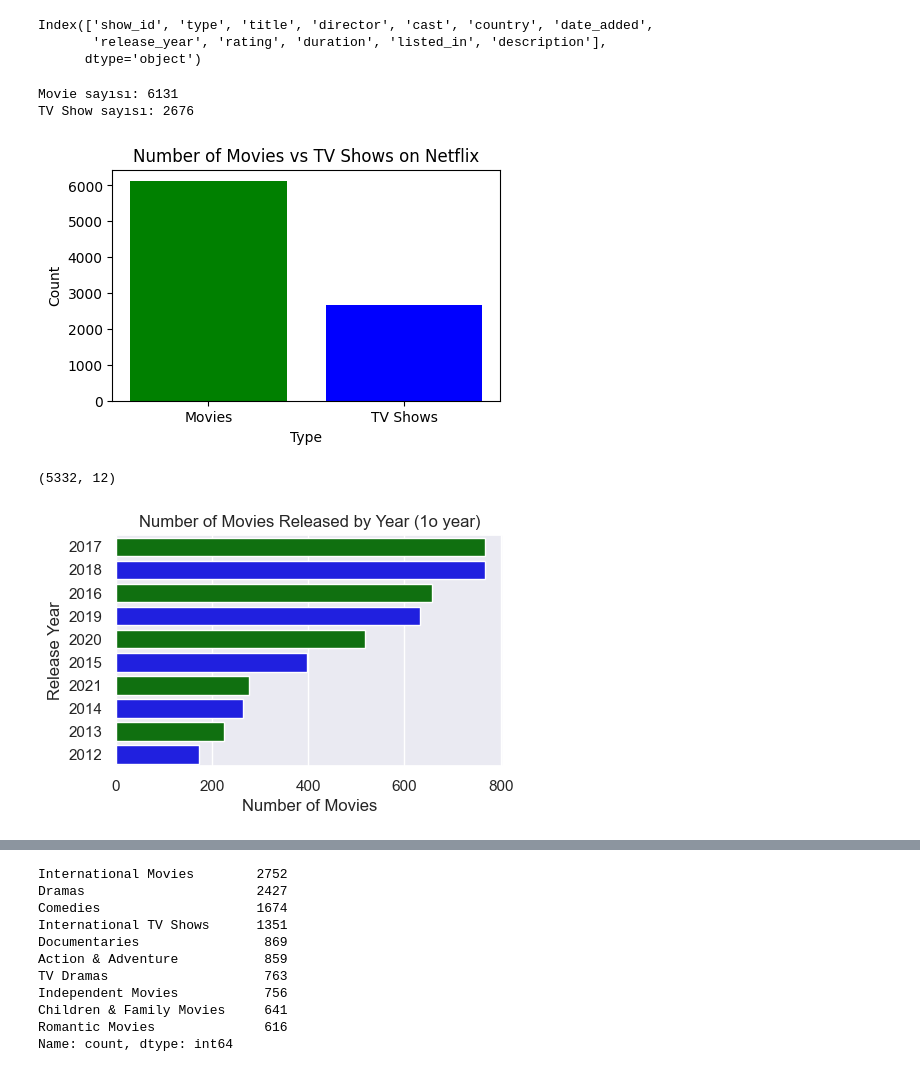
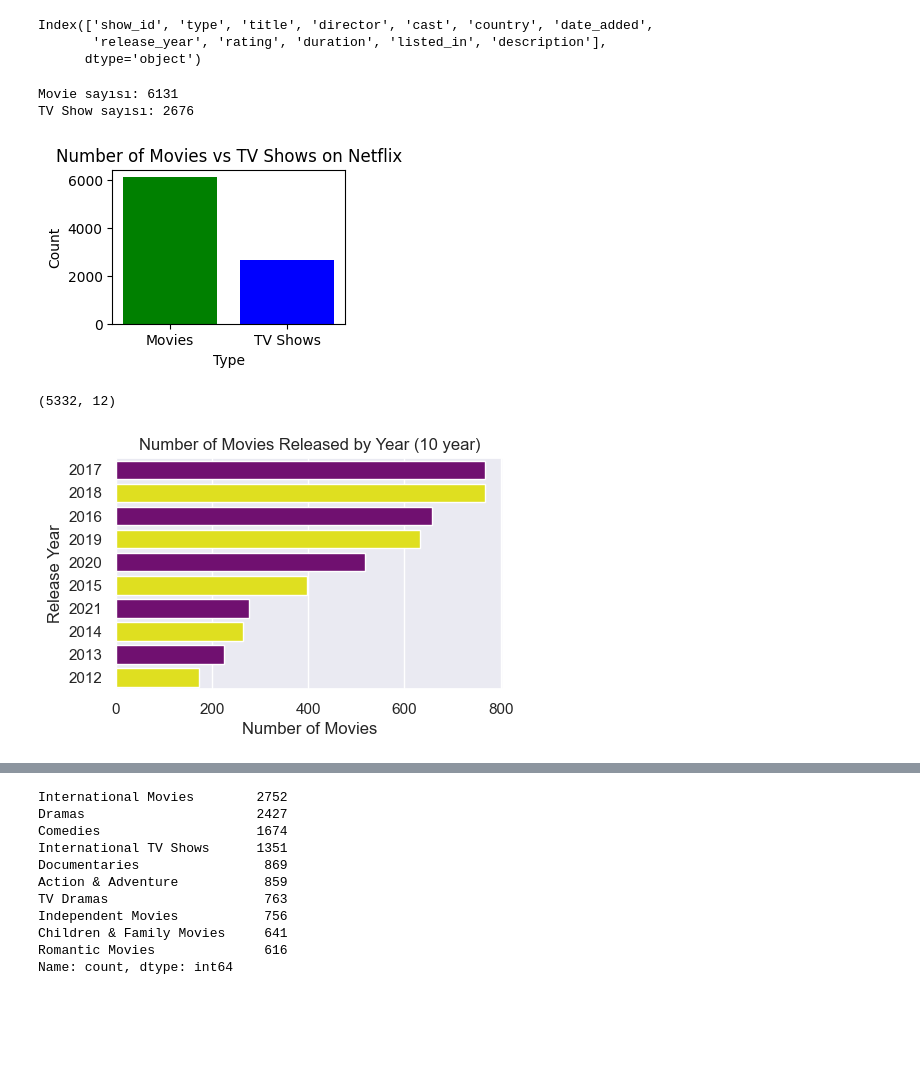
Before and after one commit to bdinlenc/YetGenCoreProje, a Jupyter notebook: proje.ipynb, the cells around one changed output, grey strips where cells are left out. Cells and saved outputs as stored; diff of their text form; code cells hidden in the pictures; blank space fills up the shorter version.

```diff
--- a/proje.ipynb
+++ b/proje.ipynb
@@ -20,7 +14,7 @@ df.dropna(inplace=True)
-# %%
-df.columns #satırlarda ne var
-# %% [output]
-Index(['show_id', 'type', 'title', 'director', 'cast', 'country', 'date_added',
-       'release_year', 'rating', 'duration', 'listed_in', 'description'],
-      dtype='object')
+# %%
+df.columns #veri setinde sütunda bulunan başlıkların çıktısı alındı
+# %% [output]
+Index(['show_id', 'type', 'title', 'director', 'cast', 'country', 'date_added',
+       'release_year', 'rating', 'duration', 'listed_in', 'description'],
+      dtype='object')
 # %%
@@ -39,46 +36,55 @@ for key, item in grouped:
 Movie sayısı: 6131
 TV Show sayısı: 2676
 # %%
+#Netflix'de bulunan film ve dizilerin sayısının görselleştirilmesi amaçlanmıştır.
+
 import pandas as pd
 import matplotlib.pyplot as plt
 
-df = pd.read_csv('netflix_titles.csv')
-df_movies = df[df['type'] == 'Movie']
+df = pd.read_csv('netflix_titles.csv') #dosyanın okunması ve df isimli DataFrame nesnesi oluşturulması.
+
+df_movies = df[df['type'] == 'Movie'] #film ve dizi olarak iki tane dataframe nesnesi oluşturulur.
 df_tv = df[df['type'] == 'TV Show']
 
-count_movies = df_movies['type'].count()
-count_tv = df_tv['type'].count()
+count_movies = df_movies['type'].count() #her iki sütunun da type sütununun sayısı hesaplanır.
+count_tv = df_tv['type'].count() #counttv ve countmovie değişkenine atanır.
 
-labels = ['Movies', 'TV Shows']
-counts = [count_movies, count_tv]
+labels = ['Movies', 'TV Shows'] #x ekseni
+counts = [count_movies, count_tv] #y ekseni
 
-plt.figure(figsize=(5, 3))
+plt.figure(figsize=(3, 2)) #3 birim yükseklik 2 birim genişlik belirlenmiştir.
 plt.bar(labels, counts, color=['green', 'blue'])
 plt.title('Number of Movies vs TV Shows on Netflix')
 plt.xlabel('Type')
 plt.ylabel('Count')
-plt.show()
+plt.show() #bu fonksiyon grafiği gösterir
+
+
+#count değişkeni var
 # %% [output]
-[figure, old version]
+[figure, new version]
-# %%
-df.shape
-# %% [output]
-(5332, 12)
+# %%
+df.shape #DataFrame nesnesinin satır ve sütun sayısını verir.
+# %% [output]
+(5332, 12)
 # %%
 import seaborn as sns
 
 
-netflix_movies = df[df['type'] == 'Movie']
-plt.figure(figsize=(5,3))
-sns.set(style="darkgrid")
-ax = sns.countplot(y="release_year", data=netflix_movies, palette=["green", "blue"],
-                   order=netflix_movies['release_year'].value_counts().index[0:10])
+netflix_movies = df[df['type'] == 'Movie'] #Filmlerin bulunduğu DataFrame nesnesi oluşturuldu
+plt.figure(figsize=(5,3)) #yükseklik ve genişliğin belirlenmesi
+sns.set(style="darkgrid") #Grafik stilinin belirlenmesi
+ax = sns.countplot(y="release_year", data=netflix_movies, palette=["purple", "yellow"],
+                   order=netflix_movies['release_year'].value_counts().index[0:10]) #order parametresi yayın yıllarının sıralamasını belirler.
+
+#üstte uygun olan her yayın yılının sayısı hesaplanır ve countplot fonksiyonu ile çubuk grafik oluşturulur.
+
 ax.set_xlabel('Number of Movies')
 ax.set_ylabel('Release Year')
-ax.set_title('Number of Movies Released by Year (1o year)')
+ax.set_title('Number of Movies Released by Year (10 year)')
 plt.show()
 
-#son 10 yılda yayınlananlar
+#son 10 yılda yayınlanan filmlerin sayıları görselleştirilmiştir ve grafiğe göre en çok film 2017 yılında yayınlanmıştır.
 # %% [output]
-[figure, old version]
+[figure, new version]
 # %%
```
Also changed, not shown: parts of 7 cells of this notebook.
